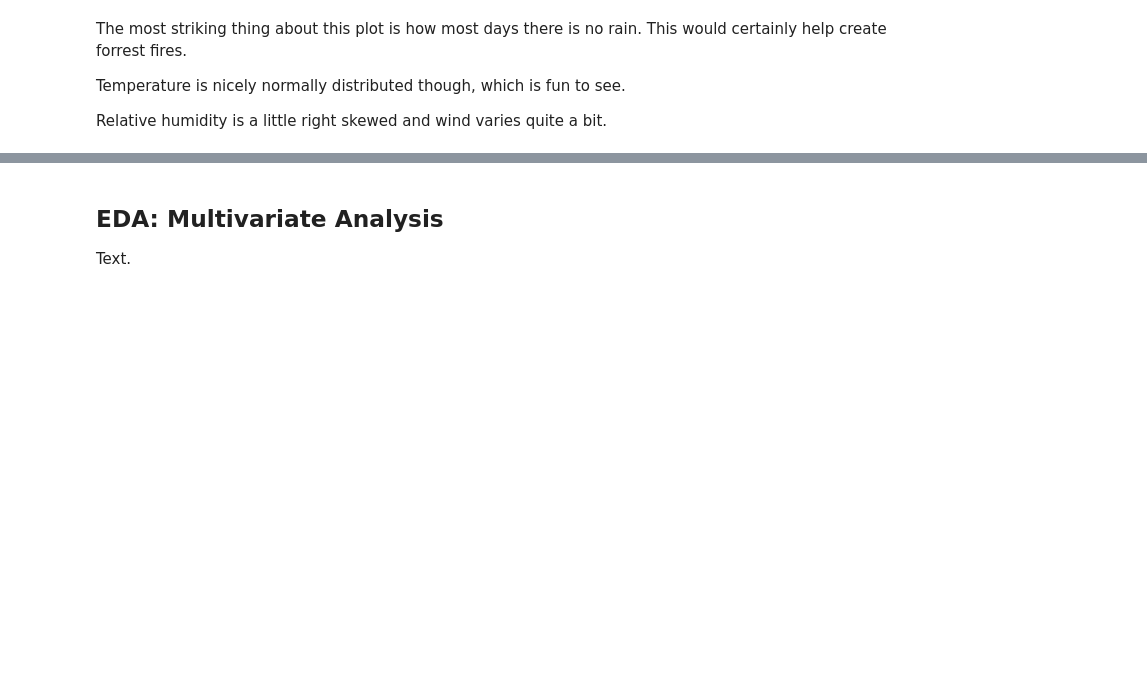
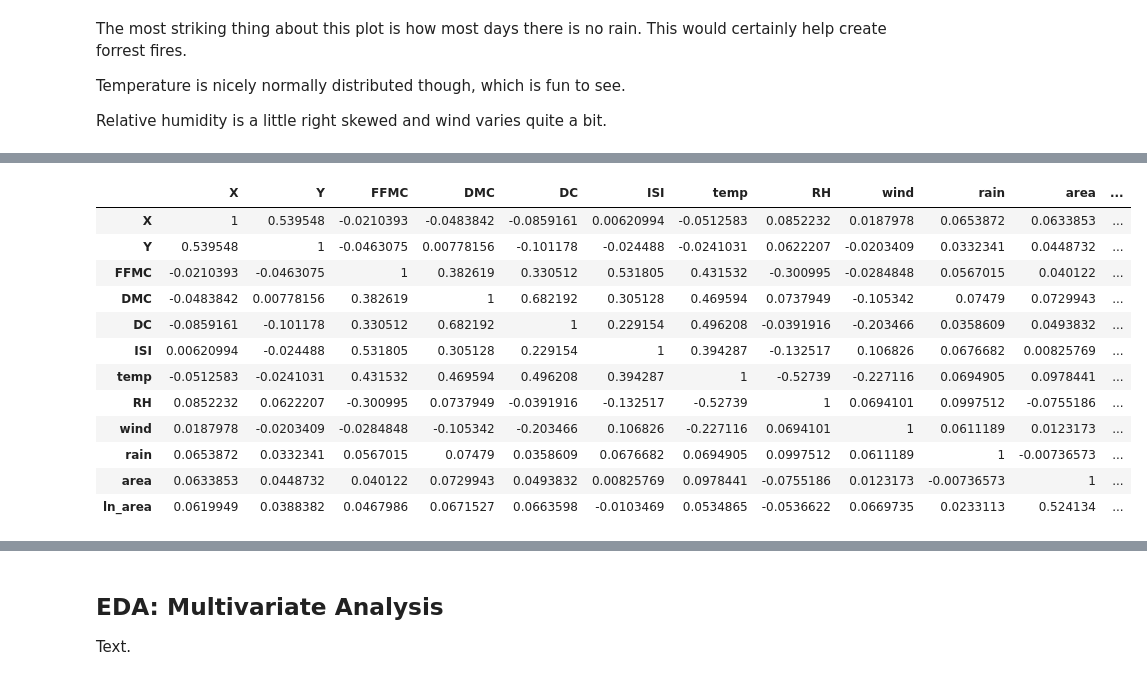
Before and after one commit to SThornewillvE/Udacity-DataScience-Nanodegree, a Jupyter notebook: 04_data-science_blog_post/python/fires.ipynb, the cells around one changed output, grey strips where cells are left out. Cells and saved outputs as stored; diff of their text form; code cells hidden in the pictures; blank space fills up the shorter version.

```diff
--- a/04_data-science_blog_post/python/fires.ipynb
+++ b/04_data-science_blog_post/python/fires.ipynb
@@ -239,0 +246,21 @@ Text.
+# %%
+# Create correlation matrix
+df_corr = df.copy()
+df_corr["ln_area"] = df_corr["area"].apply(lambda x: np.log(x + 1))
+
+corr = df_corr.corr()
+corr.style.background_gradient(cmap='viridis')
+# %% [output]
+|  | X | Y | FFMC | DMC | DC | ISI | temp | RH | wind | rain | area | ... |
+| X | 1 | 0.539548 | -0.0210393 | -0.0483842 | -0.0859161 | 0.00620994 | -0.0512583 | 0.0852232 | 0.0187978 | 0.0653872 | 0.0633853 | ... |
+| Y | 0.539548 | 1 | -0.0463075 | 0.00778156 | -0.101178 | -0.024488 | -0.0241031 | 0.0622207 | -0.0203409 | 0.0332341 | 0.0448732 | ... |
+| FFMC | -0.0210393 | -0.0463075 | 1 | 0.382619 | 0.330512 | 0.531805 | 0.431532 | -0.300995 | -0.0284848 | 0.0567015 | 0.040122 | ... |
+| DMC | -0.0483842 | 0.00778156 | 0.382619 | 1 | 0.682192 | 0.305128 | 0.469594 | 0.0737949 | -0.105342 | 0.07479 | 0.0729943 | ... |
+| DC | -0.0859161 | -0.101178 | 0.330512 | 0.682192 | 1 | 0.229154 | 0.496208 | -0.0391916 | -0.203466 | 0.0358609 | 0.0493832 | ... |
+| ISI | 0.00620994 | -0.024488 | 0.531805 | 0.305128 | 0.229154 | 1 | 0.394287 | -0.132517 | 0.106826 | 0.0676682 | 0.00825769 | ... |
+| temp | -0.0512583 | -0.0241031 | 0.431532 | 0.469594 | 0.496208 | 0.394287 | 1 | -0.52739 | -0.227116 | 0.0694905 | 0.0978441 | ... |
+| RH | 0.0852232 | 0.0622207 | -0.300995 | 0.0737949 | -0.0391916 | -0.132517 | -0.52739 | 1 | 0.0694101 | 0.0997512 | -0.0755186 | ... |
+| wind | 0.0187978 | -0.0203409 | -0.0284848 | -0.105342 | -0.203466 | 0.106826 | -0.227116 | 0.0694101 | 1 | 0.0611189 | 0.0123173 | ... |
+| rain | 0.0653872 | 0.0332341 | 0.0567015 | 0.07479 | 0.0358609 | 0.0676682 | 0.0694905 | 0.0997512 | 0.0611189 | 1 | -0.00736573 | ... |
+| area | 0.0633853 | 0.0448732 | 0.040122 | 0.0729943 | 0.0493832 | 0.00825769 | 0.0978441 | -0.0755186 | 0.0123173 | -0.00736573 | 1 | ... |
+| ln_area | 0.0619949 | 0.0388382 | 0.0467986 | 0.0671527 | 0.0663598 | -0.0103469 | 0.0534865 | -0.0536622 | 0.0669735 | 0.0233113 | 0.524134 | ... |
```
Also changed, not shown: parts of 36 cells of this notebook.
